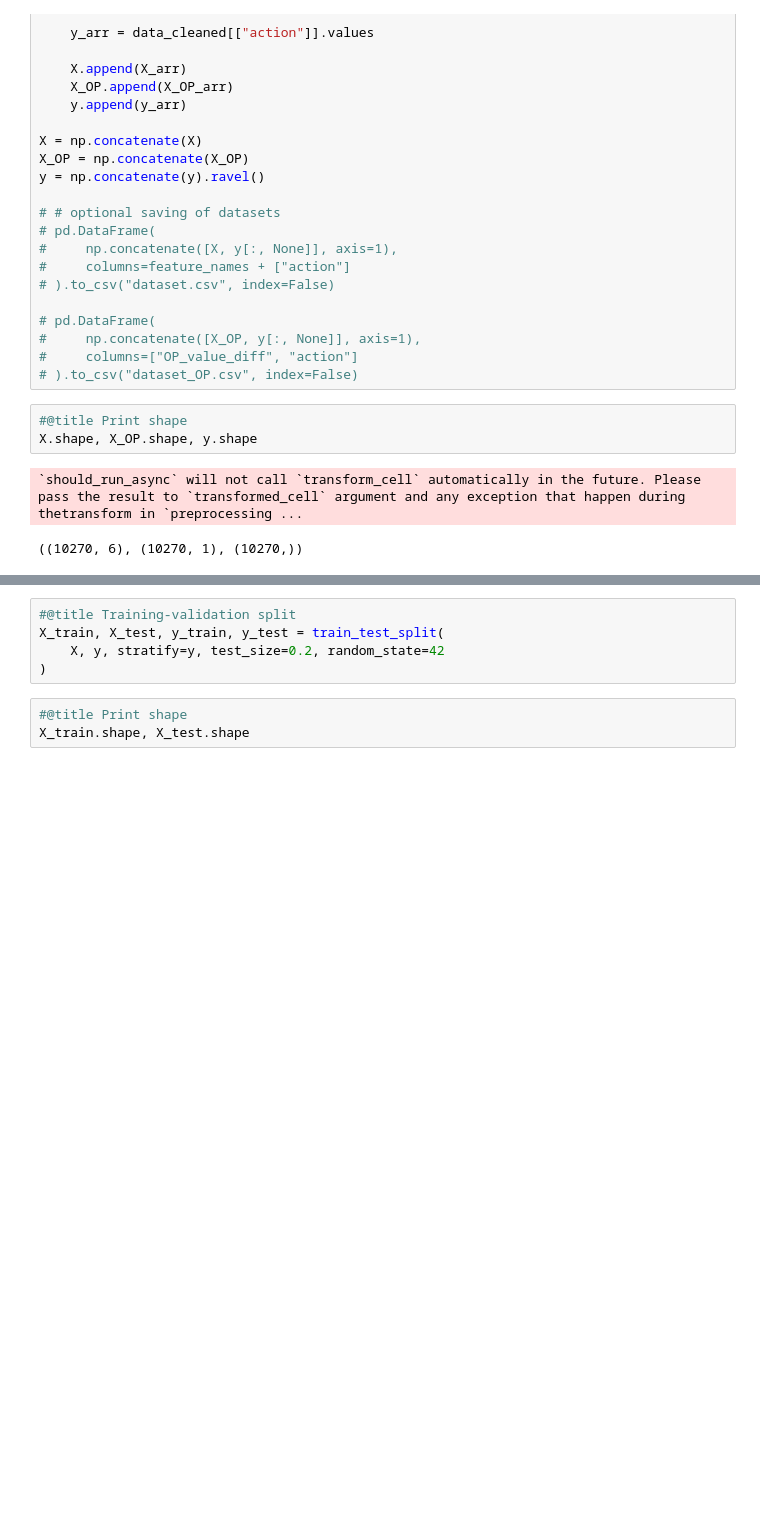
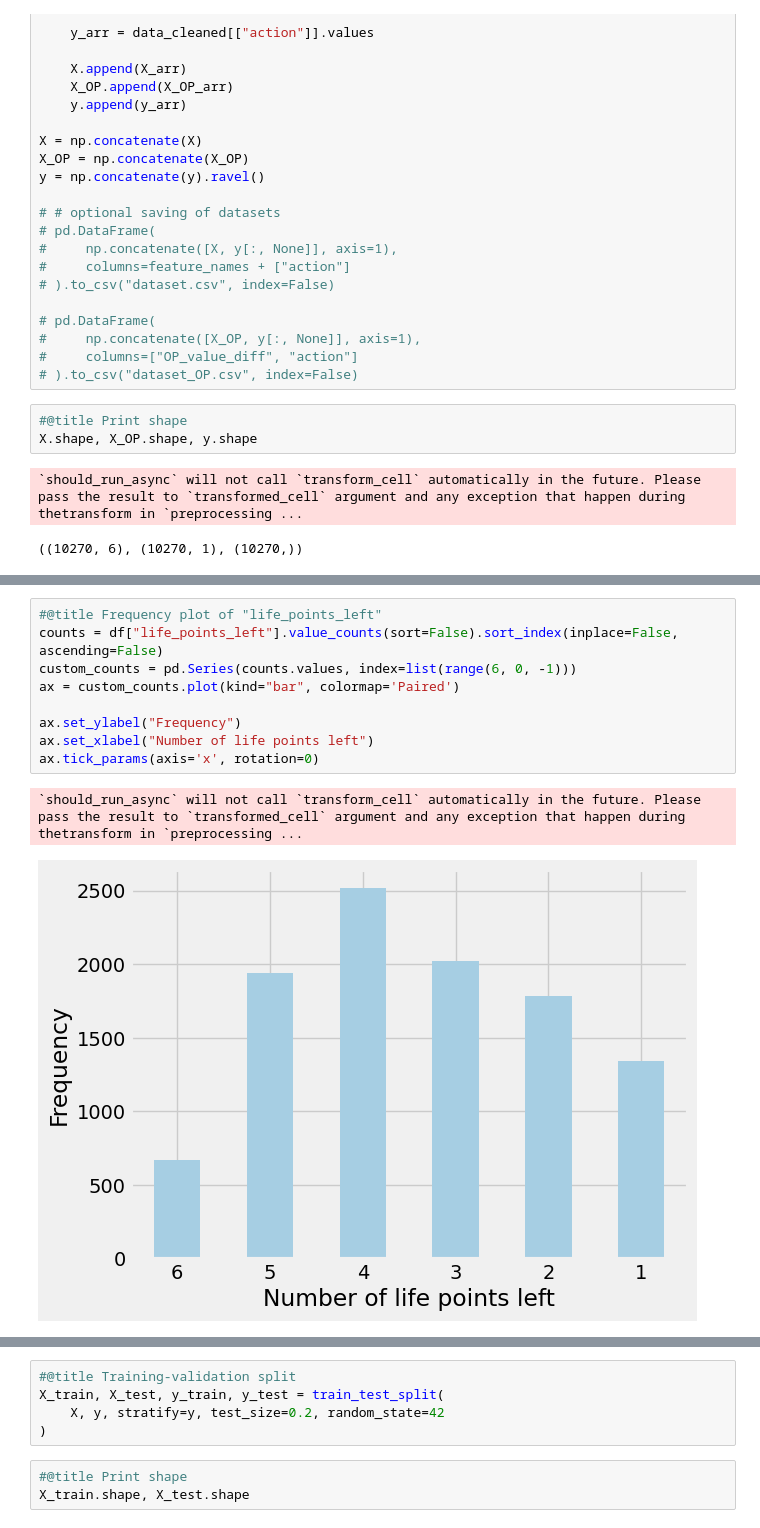
Before and after one commit to faizankshaikh/ForaGym, a Jupyter notebook: notebooks/DataAnalysis.ipynb, the cells around one changed output, grey strips where cells are left out. Drawn from its saved outputs; the diff is of its cells as text; blank space fills up the shorter version.

```diff
--- a/notebooks/DataAnalysis.ipynb
+++ b/notebooks/DataAnalysis.ipynb
@@ -235,0 +202,12 @@ df.boxplot("probability_threat", "action")
+# %%
+#@title Frequency plot of "life_points_left"
+counts = df["life_points_left"].value_counts(sort=False).sort_index(inplace=False, ascending=False)
+custom_counts = pd.Series(counts.values, index=list(range(6, 0, -1)))
+ax = custom_counts.plot(kind="bar", colormap='Paired')
+
+ax.set_ylabel("Frequency")
+ax.set_xlabel("Number of life points left")
+ax.tick_params(axis='x', rotation=0)
+# %% [output]
+`should_run_async` will not call `transform_cell` automatically in the future. Please pass the result to `transformed_cell` argument and any exception that happen during thetransform in `preprocessing ...
+[figure, added]
```
Also changed, not shown: parts of 19 cells of this notebook.
